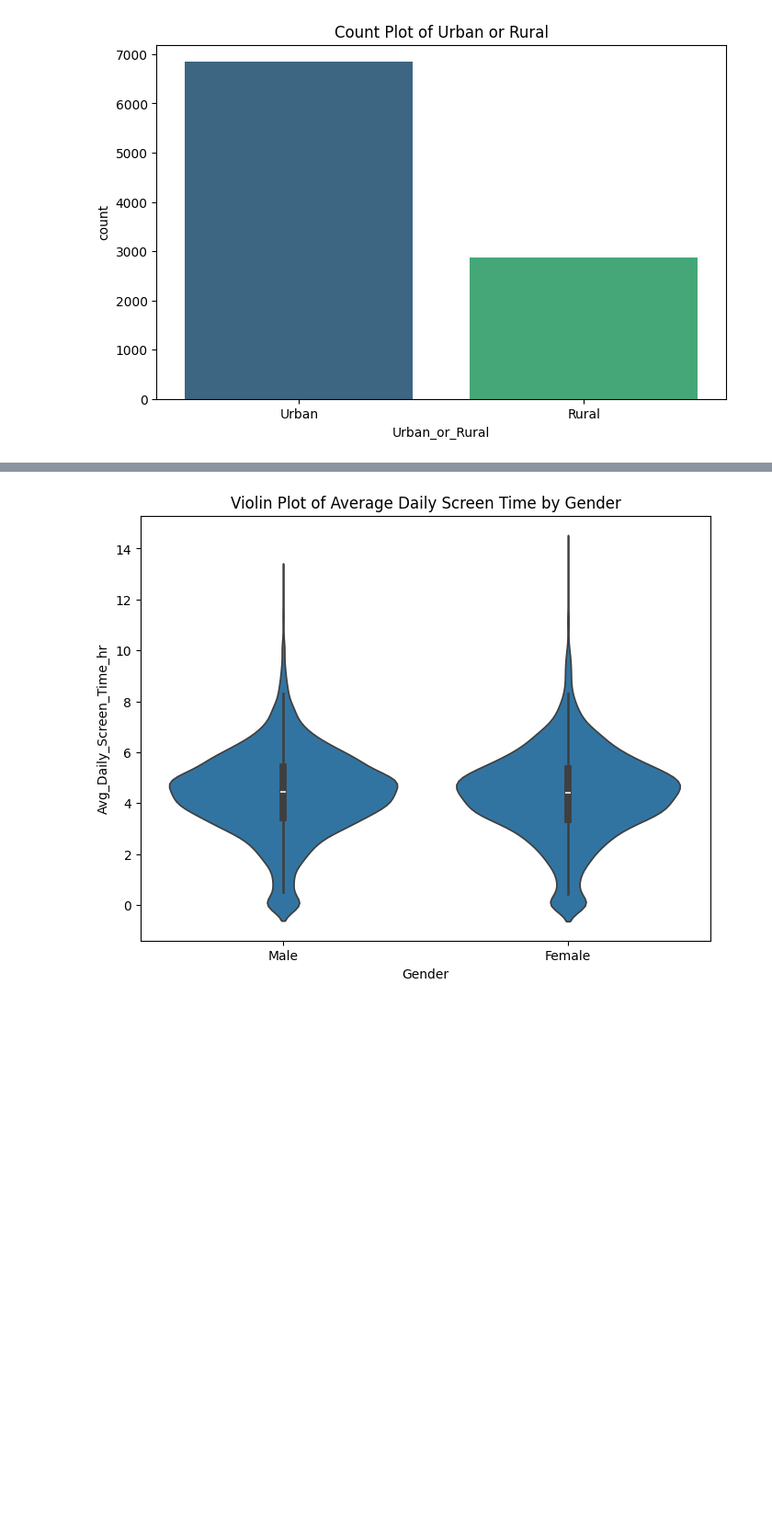
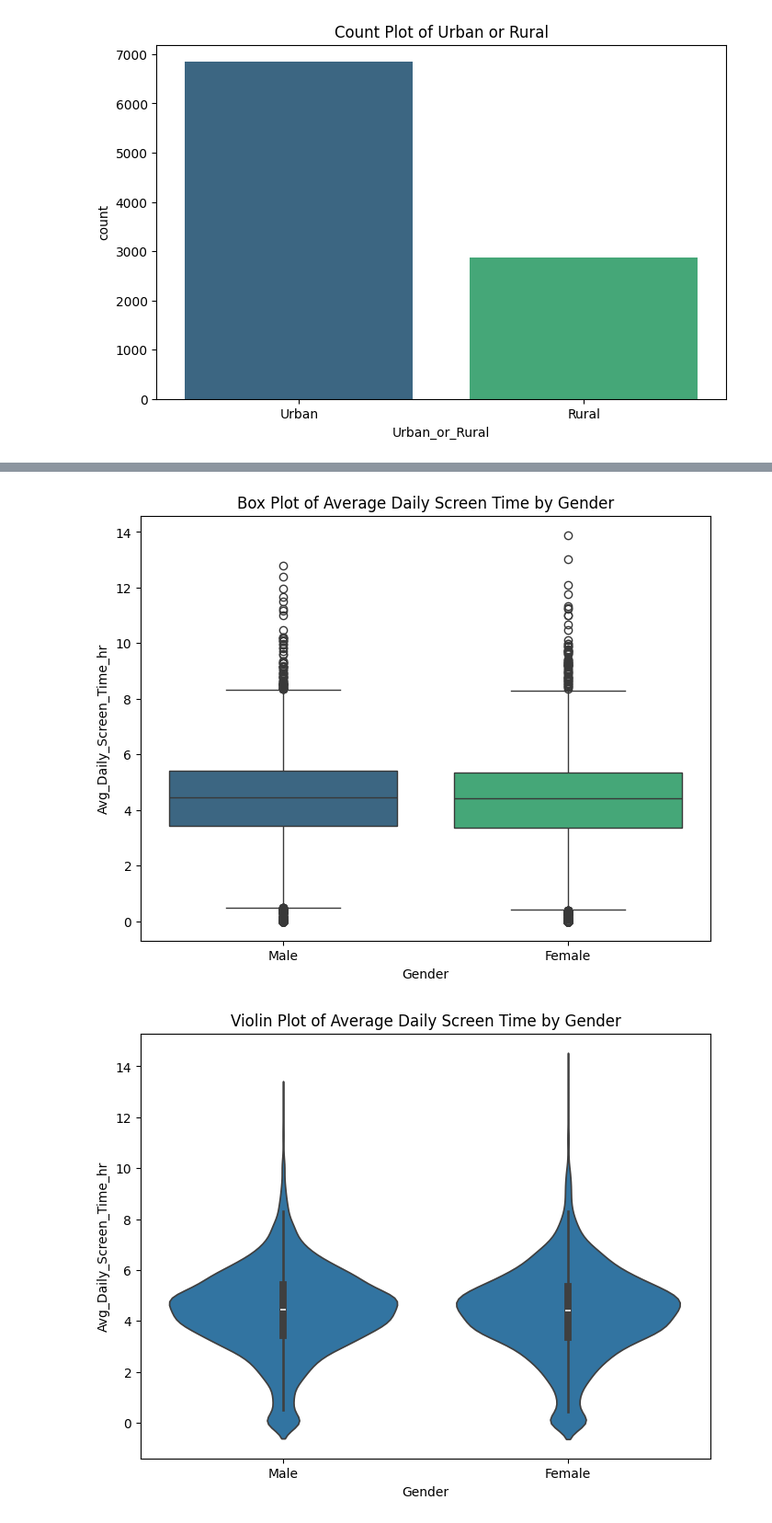
Before and after one commit to Joshika-Mentor/-Kid-s-Screentime-Visualization-Infosys-springboard-program-, a Jupyter notebook: Infosys_Springboard_Internship.ipynb, the cells around one changed output, grey strips where cells are left out. Shown at 92% size. Cells and saved outputs as stored; diff of their text form; code cells hidden in the pictures; blank space fills up the shorter version.

```diff
--- a/Infosys_Springboard_Internship.ipynb
+++ b/Infosys_Springboard_Internship.ipynb
@@ -274,3 +275,10 @@ plt.show()
+# %%
+plt.figure(figsize=(8, 6))
+sns.boxplot(data=df, x='Gender', y='Avg_Daily_Screen_Time_hr', hue='Gender', palette='viridis', legend=False)
+plt.title('Box Plot of Average Daily Screen Time by Gender')
+plt.show()
+# %% [output]
+[figure, added]
 # %%
 plt.figure(figsize=(8, 6)) # Set the size of the plot (width=8 inches, height=6 inches)
 sns.violinplot(data=df, x='Gender', y='Avg_Daily_Screen_Time_hr') # Create a violin plot to visualize the distribution of screen time by gender
```
Also changed, not shown: parts of 32 cells of this notebook.
